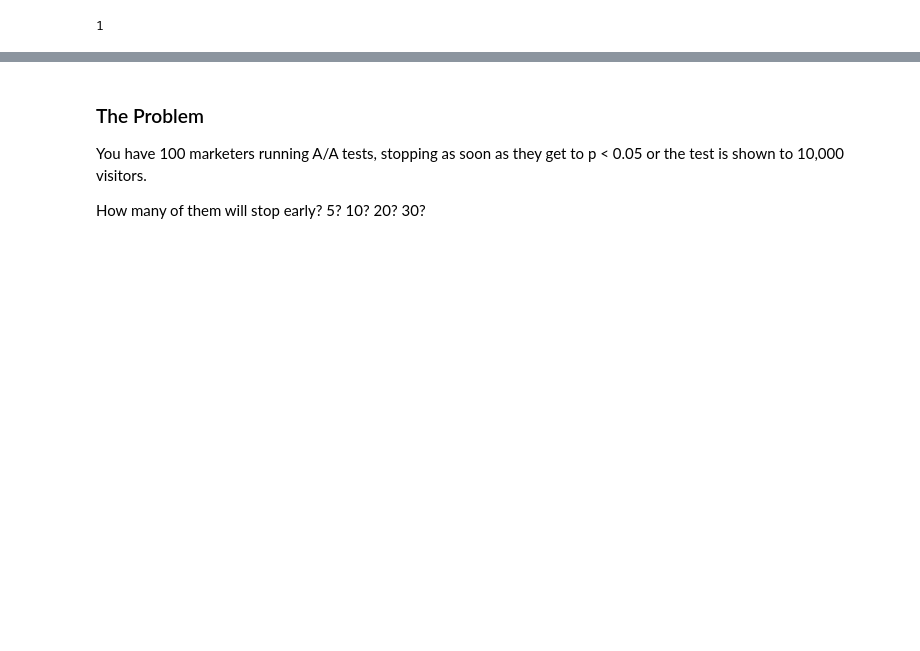
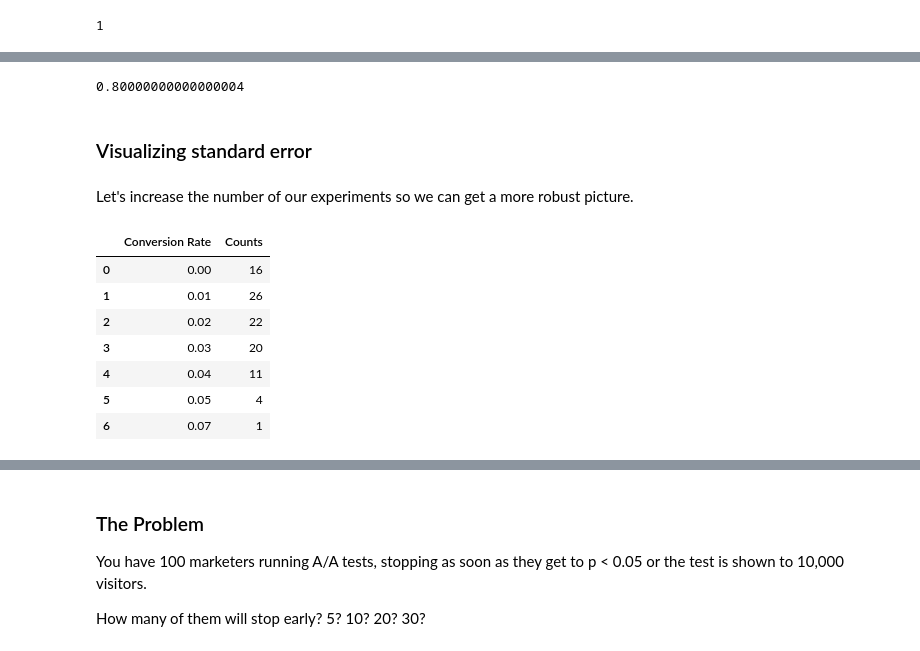
Before and after one commit to theianchan/data-notebooks, a Jupyter notebook: sequential-probability-ratio-test.ipynb, the cells around one changed output, grey strips where cells are left out. Drawn from its saved outputs; the diff is of its cells as text; code cells hidden in the pictures; blank space fills up the shorter version.

```diff
--- a/sequential-probability-ratio-test.ipynb
+++ b/sequential-probability-ratio-test.ipynb
@@ -98,0 +130,8 @@ _ = plt.axvline((0.02 + std_error(0.02, 100)) * 100, color="r")
+# %%
+percent_between(v100_t10_cnv, lower_se, upper_se)
+# %% [output]
+0.80000000000000004
+# %% [markdown]
+### Visualizing standard error
+# %% [markdown]
+Let's increase the number of our experiments so we can get a more robust picture.
@@ -98,0 +141,14 @@ _ = plt.axvline((0.02 + std_error(0.02, 100)) * 100, color="r")
+# %%
+pd.DataFrame(
+    zip(*np.unique(v100_t100_cnv, return_counts=True)),
+    columns=["Conversion Rate", "Counts"]
+)
+# %% [output]
+|  | Conversion Rate | Counts |
+| 0 | 0.00 | 16 |
+| 1 | 0.01 | 26 |
+| 2 | 0.02 | 22 |
+| 3 | 0.03 | 20 |
+| 4 | 0.04 | 11 |
+| 5 | 0.05 | 4 |
+| 6 | 0.07 | 1 |
```
Also changed, not shown: parts of 43 cells of this notebook, 3 other files.
